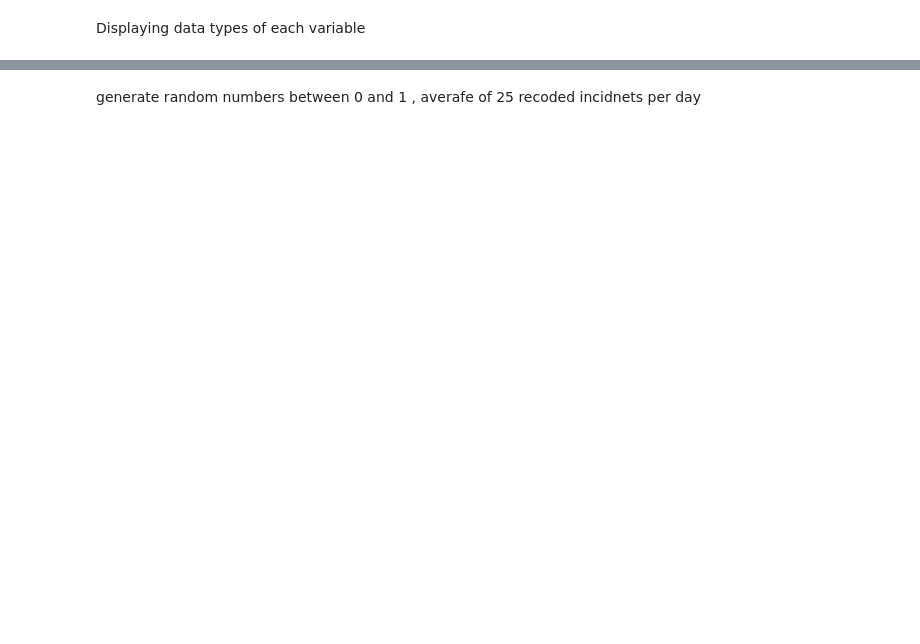
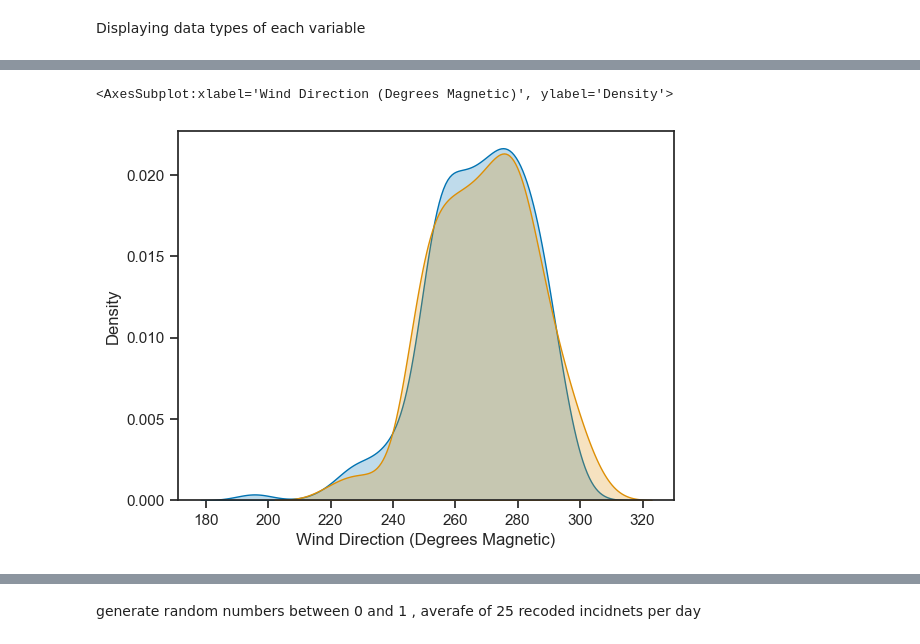
Before and after one commit to dectan/Programming-for-Data-Analysis-Project-1, a Jupyter notebook: Project 1.ipynb, the cells around one changed output, grey strips where cells are left out. Saved outputs shown, nothing was run; the diff lists cells and outputs as text; code cells hidden in the pictures; blank space fills up the shorter version.

```diff
--- a/Project 1.ipynb
+++ b/Project 1.ipynb
@@ -180,0 +369,5 @@ plt.show()
+# %%
+rng4 = np.random.default_rng()
+mu1, sigma1 = 267.73, 16.53
+ts4 = pd.DataFrame(data=rng4.normal(mu1, sigma1,len(idx1)),index =idx1, columns=['Synthesised Wind Direction (Degrees Magnetic)'])
+ts4
@@ -181,6 +388,9 @@ plt.show()
 # %%
-#sns.kdeplot(df3['Wind Speed (Knot)'],shade=True, label="actual")
-#sns.kdeplot(ts2['Synthesised Wind Speed (Knot)'],shade=True, label="simulated")
+sns.kdeplot(df3['Wind Direction (Degrees Magnetic)'],shade=True, label="actual")
+sns.kdeplot(ts4['Synthesised Wind Direction (Degrees Magnetic)'],shade=True, label="simulated")
+# %% [output]
+<AxesSubplot:xlabel='Wind Direction (Degrees Magnetic)', ylabel='Density'>
+[figure, added]
 # %%
 #sns.kdeplot(ts2['Synthesised Wind Speed (Knot)'],shade=True, label="simulated")
 # %%
```
Also changed, not shown: parts of 62 cells of this notebook, 1 other file.
